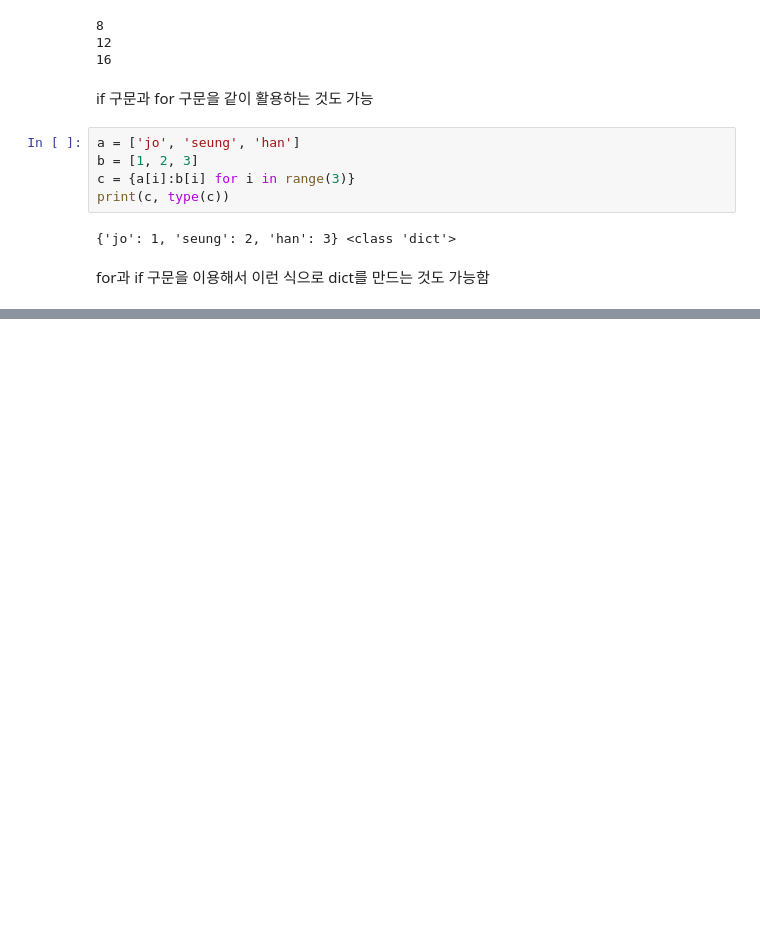
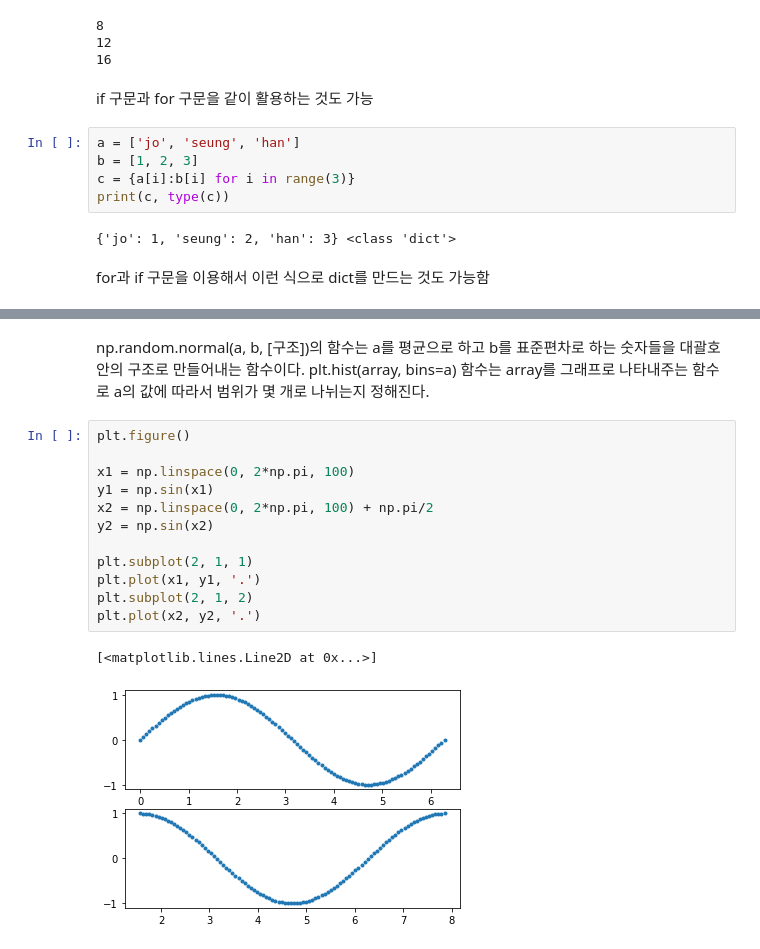
Before and after one commit to joseunghan/class2022spring, a Jupyter notebook: 20220316.ipynb, the cells around one changed output, grey strips where cells are left out. Cells and saved outputs as stored; diff of their text form; blank space fills up the shorter version.

```diff
--- a/20220316.ipynb
+++ b/20220316.ipynb
@@ -186,0 +273,17 @@ for과 if 구문을 이용해서 이런 식으로 dict를 만드는 것도 가
+# %% [markdown]
+np.random.normal(a, b, [구조])의 함수는 a를 평균으로 하고 b를 표준편차로 하는 숫자들을 대괄호 안의 구조로 만들어내는 함수이다. plt.hist(array, bins=a) 함수는 array를 그래프로 나타내주는 함수로 a의 값에 따라서 범위가 몇 개로 나뉘는지 정해진다.
+# %%
+plt.figure()
+
+x1 = np.linspace(0, 2*np.pi, 100)
+y1 = np.sin(x1)
+x2 = np.linspace(0, 2*np.pi, 100) + np.pi/2
+y2 = np.sin(x2)
+
+plt.subplot(2, 1, 1)
+plt.plot(x1, y1, '.')
+plt.subplot(2, 1, 2)
+plt.plot(x2, y2, '.')
+# %% [output]
+[<matplotlib.lines.Line2D at 0x...>]
+[figure, added]
```
Also changed, not shown: parts of 13 cells of this notebook.
